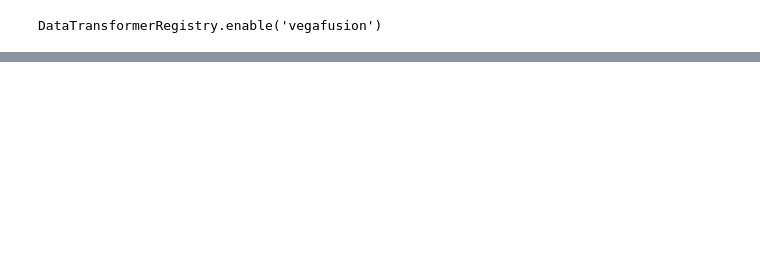
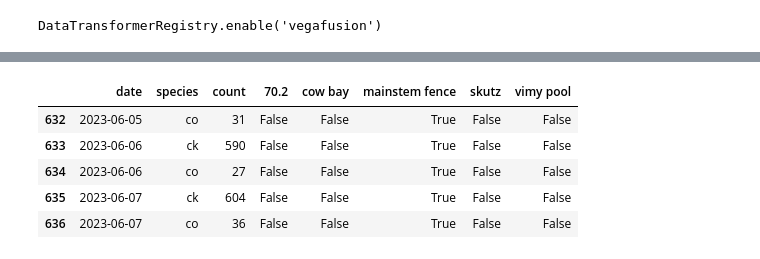
Before and after one commit to brahmwg/Bottlenecks_MDS_Capstone, a Jupyter notebook: outMigration_model/eda.ipynb, the cells around one changed output, grey strips where cells are left out. Cells and saved outputs as stored; diff of their text form; code cells hidden in the pictures; blank space fills up the shorter version.

```diff
--- a/outMigration_model/eda.ipynb
+++ b/outMigration_model/eda.ipynb
@@ -42,0 +39,5 @@ df_expanded_cow.head()
+# %%
+cow = salmon1 = pd.read_csv('data/cowichan_historic.csv')
+cow['species'] = cow['species'].str.lower()
+
+cow.tail()
@@ -42,0 +51,10 @@ df_expanded_cow.head()
+# %%
+df_long = pd.concat([cow, df_expanded]).reset_index(drop=True)
+df_long.tail()
+# %% [output]
+|  | date | species | count | 70.2 | cow bay | mainstem fence | skutz | vimy pool |
+| 632 | 2023-06-05 | co | 31 | False | False | True | False | False |
+| 633 | 2023-06-06 | ck | 590 | False | False | True | False | False |
+| 634 | 2023-06-06 | co | 27 | False | False | True | False | False |
+| 635 | 2023-06-07 | ck | 604 | False | False | True | False | False |
+| 636 | 2023-06-07 | co | 36 | False | False | True | False | False |
```
Also changed, not shown: parts of 8 cells of this notebook.
